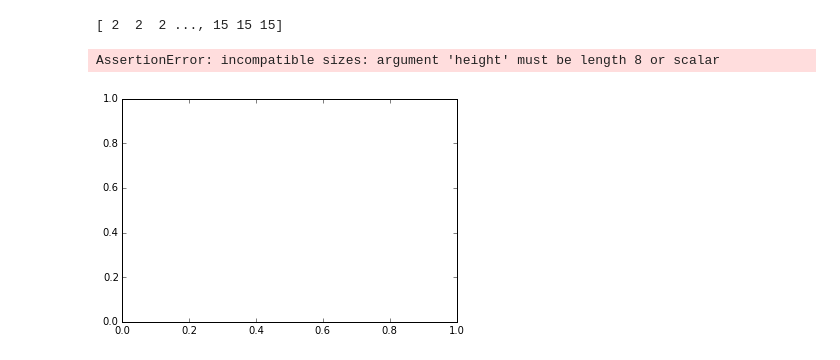
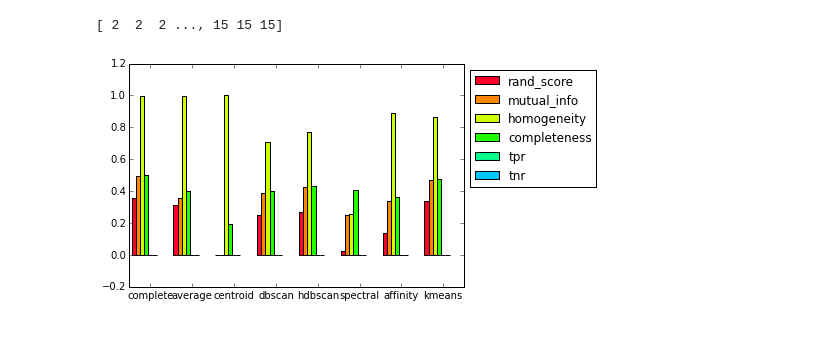
Before and after one commit to nlesc-sherlock/cluster-analysis, a Jupyter notebook: clustit/Clustering_Fuji.ipynb, the cells around one changed output. Cells and saved outputs as stored; diff of their text form; code cells hidden in the pictures.

Commit message:
corrected file length

```diff
--- a/clustit/Clustering_Fuji.ipynb
+++ b/clustit/Clustering_Fuji.ipynb
@@ -109,40 +109,39 @@ print(labels_embedded_kmeans)
 # %%
 from clustit import metrics
 algorithms = ['complete', 'average', 'centroid', 'dbscan', 'hdbscan', 'spectral', 'affinity','kmeans']
-labels = [labels_complete, labels_average, labels_centroid, labels_dbscan, labels_hdbscan, labels_spectral, labels_affinity]
+labels = [labels_complete, labels_average, labels_centroid, labels_dbscan, labels_hdbscan, labels_spectral, labels_affinity,labels_embedded_kmeans]
 metric = ['rand_score', 'mutual_info', 'homogeneity', 'completeness','tpr','tnr']
 results = {i:[] for i in metric}
 
 for k,v in zip(algorithms, labels):
     results['rand_score'].append(metrics.adjusted_rand_score(ground_truth_labels, v))
     results['mutual_info'].append(metrics.adjusted_mutual_info_score(ground_truth_labels, v))
     results['homogeneity'].append(metrics.homogeneity_score(ground_truth_labels, v))
     results['completeness'].append(metrics.completeness_score(ground_truth_labels, v))
     results['tpr'].append(metrics.tpr(ground_truth_labels, v))
     results['tnr'].append(metrics.tnr(ground_truth_labels, v))
 
 def plot_results(algorithms, metric, results):
     """
     Function that creates a bar char for a list of algorithms
     that have been benchmarked using a list of metrics.
     Results is a dictionary with metrics as keys, values are lists
     that contain one value per algorithm.
     """
     width = 1.0/(len(algorithms)+2)                             #width that leaves bar of whitespace between groups
     x_ind = numpy.arange(len(algorithms)) + 0.5*width           #0.5 width is to make bargroup centered on its tick
     bars = []
     for i in range(len(metric)):
         color = 1.0/len(x_ind)*i                                #map i into [0,1] to get distinct colors
         bars.append(pyplot.bar(x_ind+i*width, results[metric[i]], width=width, color=pyplot.cm.gist_rainbow(color)))
     ax = pyplot.gcf().gca()
     ax.set_xticks(x_ind + (len(x_ind)/float(2)+0.5)*width)      #nicely center the xticks among the bars
     ax.set_xticklabels(algorithms)
     ax.legend(bars, metric, loc='upper left', bbox_to_anchor=(1, 1))
 
 plot_results(algorithms, metric, results)
 # %% [output]
-AssertionError: incompatible sizes: argument 'height' must be length 8 or scalar
-[figure, old version]
+[figure, new version]
 # %%
 #read output from LargeVis for this data set
 from clustit.output import OutputCollection
```
Also changed, not shown: parts of 1 cell of this notebook.
